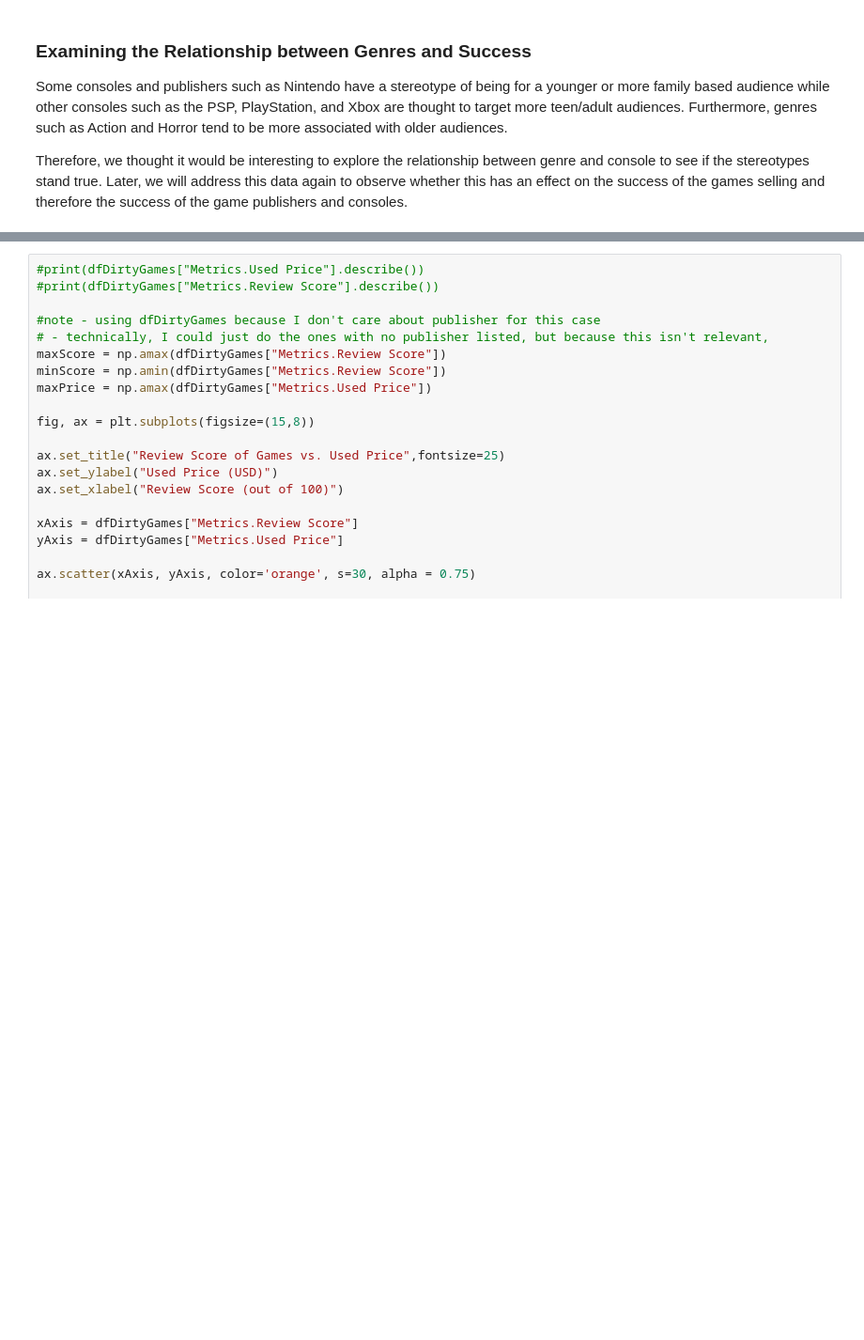
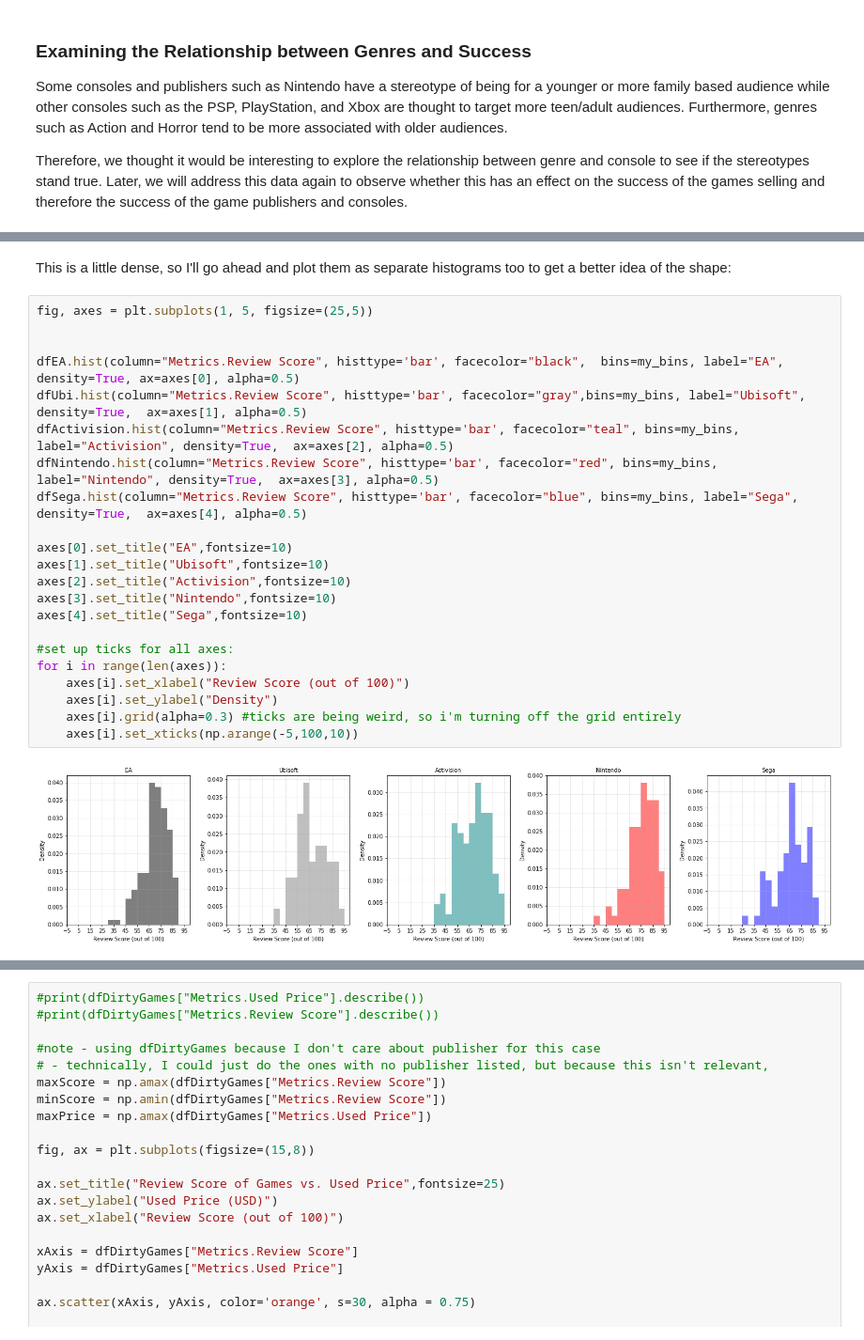
Before and after one commit to RadArcadeKid/probability-final, a Jupyter notebook: FinalProject_Pantleo_Henson_checkpoint2.ipynb, the cells around one changed output, grey strips where cells are left out. Shown at 94% size. Drawn from its saved outputs; the diff is of its cells as text; blank space fills up the shorter version.

```diff
--- a/FinalProject_Pantleo_Henson_checkpoint2.ipynb
+++ b/FinalProject_Pantleo_Henson_checkpoint2.ipynb
@@ -118,0 +196,26 @@ ___
+# %% [markdown]
+This is a little dense, so I'll go ahead and plot them as separate histograms too to get a better idea of the shape:
+# %%
+fig, axes = plt.subplots(1, 5, figsize=(25,5))
+
+
+dfEA.hist(column="Metrics.Review Score", histtype='bar', facecolor="black",  bins=my_bins, label="EA", density=True, ax=axes[0], alpha=0.5)
+dfUbi.hist(column="Metrics.Review Score", histtype='bar', facecolor="gray",bins=my_bins, label="Ubisoft", density=True,  ax=axes[1], alpha=0.5)
+dfActivision.hist(column="Metrics.Review Score", histtype='bar', facecolor="teal", bins=my_bins, label="Activision", density=True,  ax=axes[2], alpha=0.5)
+dfNintendo.hist(column="Metrics.Review Score", histtype='bar', facecolor="red", bins=my_bins, label="Nintendo", density=True,  ax=axes[3], alpha=0.5)
+dfSega.hist(column="Metrics.Review Score", histtype='bar', facecolor="blue", bins=my_bins, label="Sega", density=True,  ax=axes[4], alpha=0.5)
+
+axes[0].set_title("EA",fontsize=10)
+axes[1].set_title("Ubisoft",fontsize=10)
+axes[2].set_title("Activision",fontsize=10)
+axes[3].set_title("Nintendo",fontsize=10)
+axes[4].set_title("Sega",fontsize=10)
+
+#set up ticks for all axes:
+for i in range(len(axes)):
+    axes[i].set_xlabel("Review Score (out of 100)")
+    axes[i].set_ylabel("Density")
+    axes[i].grid(alpha=0.3) #ticks are being weird, so i'm turning off the grid entirely
+    axes[i].set_xticks(np.arange(-5,100,10))
+# %% [output]
+[figure, added]
```
Also changed, not shown: parts of 15 cells of this notebook.
